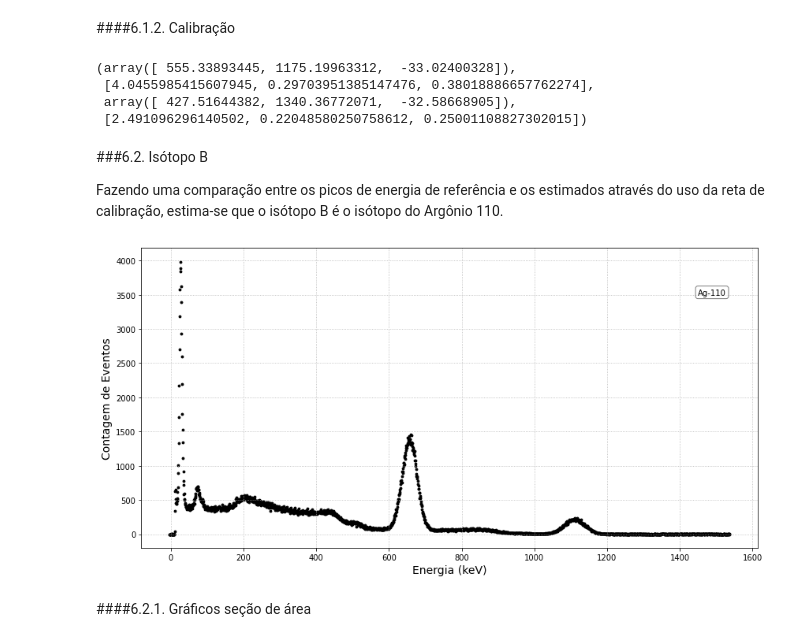
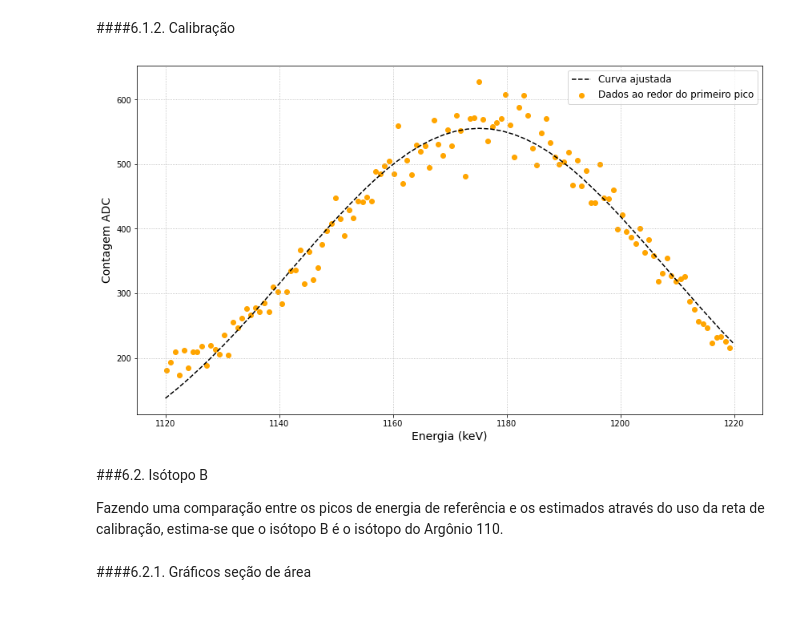
Before and after one commit to goulartsursula/DisciplinasUERJ, a Jupyter notebook: Estrutura da Materia 3/EspectroscopiaGama.ipynb, the cells around one changed output. Saved outputs shown, nothing was run; the diff lists cells and outputs as text; code cells hidden in the pictures; blank space fills up the shorter version.

```diff
--- a/Estrutura da Materia 3/EspectroscopiaGama.ipynb
+++ b/Estrutura da Materia 3/EspectroscopiaGama.ipynb
@@ -314,10 +303,10 @@ plt.grid(linestyle='dotted')
 def Gauss1Ba133(x, A, mean, sigma): #Gaussiana para o segundo pico
     return A * np.exp(-0.5 * np.square((x - mean) / sigma))
 
-sigma = np.sqrt(ydata1Ba133)
+sigma = np.sqrt(data1Ba133_peak['Counts'])
 p0 = (1000, 122, 25) #Condições iniciais: valor máximo de y, estimativa da média, xmax - xmin
 
-popt1Ba133, pcov1Ba133 = curve_fit(Gauss1Ba133, xdata1Ba133, ydata1Ba133, sigma=sigma, p0=p0)
+popt1Ba133, pcov1Ba133 = curve_fit(Gauss1Ba133, data1Ba133_peak['Chan'], data1Ba133_peak['Counts'], sigma=sigma, p0=p0)
 
 error1Ba133 = [np.sqrt(pcov1Ba133[i, i]) for i in np.arange(3)]
 # %%
@@ -344,10 +333,10 @@ plt.grid(linestyle='dotted')
 def Gauss2Ba133(x, A, mean, sigma): #Gaussiana para o segundo pico
     return A * np.exp(-0.5 * np.square((x - mean) / sigma))
 
-sigma = np.sqrt(ydata2Ba133)
+sigma = np.sqrt(data2Ba133_peak['Chan'])
 p0 = (1000, 508, 70) #Condições iniciais: valor máximo de y, estimativa da média, xmax - xmin
 
-popt2Ba133, pcov2Ba133 = curve_fit(Gauss2Ba133, xdata2Ba133, ydata2Ba133, sigma=sigma, p0=p0)
+popt2Ba133, pcov2Ba133 = curve_fit(Gauss2Ba133, data2Ba133_peak['Chan'], data2Ba133_peak['Counts'], sigma=sigma, p0=p0)
 
 error2Ba133 = [np.sqrt(pcov2Ba133[i, i]) for i in np.arange(3)]
 # %%
@@ -466,23 +457,25 @@ plt.grid(linestyle='dotted')
 ####6.1.2. Calibração
 # %%
 #Primeiro pico
-def GaussA1(x, A, mean, sigma): #Gaussiana para o primeiro pico
+def Gauss1A(x, A, mean, sigma): #Gaussiana para o primeiro pico
     return A * np.exp(-0.5 * np.square((x - mean) / sigma))
 
 sigma = np.sqrt(dataA_peak_1['Energy'])
 p0 = (1000, 1170, 100) #Condições iniciais: valor máximo de y, estimativa da média, xmax - xmin
 
-popt1A, pcov1A = curve_fit(GaussA1, dataA_peak_1['Energy'], dataA_peak_1['Counts'], sigma=sigma, p0=p0) #print A, mean, sigma
+popt1A, pcov1A = curve_fit(Gauss1A, dataA_peak_1['Energy'], dataA_peak_1['Counts'], sigma=sigma, p0=p0) #print A, mean, sigma
 
 error1A = [np.sqrt(pcov1A[i, i]) for i in np.arange(3)]
 
-#Segundo pico
-def GaussA2(x, A, mean, sigma): #Gaussiana para o primeiro pico
-    return A * np.exp(-0.5 * np.square((x - mean) / sigma))
+fig = plt.subplots(figsize=(14,8))
 
-sigma = np.sqrt(dataA_peak_2['Energy'])
-p0 = (1000, 1335, 120) #Condições iniciais: valor máximo de y, estimativa da média, xmax - xmin
-
-popt2A, pcov2A = curve_fit(GaussA2, dataA_peak_2['Energy'], dataA_peak_2['Counts'], sigma=sigma, p0=p0) #print A, mean, sigma
-
-error2A = [np.sqrt(pcov2A[i, i]) for i in np.arange(3)]
+x1_A = np.linspace(1120, 1220)
+plt.plot(x1_A, Gauss1A(x1_A, *popt1A), linestyle='--', c='black', label='Curva ajustada')
+plt.scatter(dataA_peak_1['Energy'], dataA_peak_1['Counts'], c='orange', label='Dados ao redor do primeiro pico')
+plt.xlabel('Energia (keV)', fontsize='14')
+plt.ylabel('Contagem ADC', fontsize='14')
+plt.legend(fontsize='12')
+plt.savefig('Peak1Fit_A.png', transparent = True)
+plt.grid(linestyle='dotted')
+# %% [output]
+[figure, added]
@@ -489,10 +503,5 @@ error2A = [np.sqrt(pcov2A[i, i]) for i in np.arange(3)]
 # %%
 popt1A, error1A, popt2A, error2A
-# %% [output]
-(array([ 555.33893445, 1175.19963312,  -33.02400328]),
- [4.0455985415607945, 0.29703951385147476, 0.38018886657762274],
- array([ 427.51644382, 1340.36772071,  -32.58668905]),
- [2.491096296140502, 0.22048580250758612, 0.25001108827302015])
 # %% [markdown]
 ###6.2. Isótopo B
 
@@ -505,10 +514,8 @@ fig, ax = plt.subplots(figsize=(14,7))
 plt.scatter(dataB['Energy'], dataB['Counts'], s=8, color='black')
 plt.ylabel('Contagem de Eventos', fontsize='14')
 plt.xlabel('Energia (keV)', fontsize='14')
-ax.text(1450, 3500, 'Ag-110', bbox=dict(boxstyle='round', facecolor='white', alpha=0.5))
+ax.text(1450, 3600, 'Ag-110', bbox=dict(boxstyle='round', facecolor='white', alpha=0.5))
 plt.grid(linestyle='dotted')
-# %% [output]
-[figure, removed]
 # %% [markdown]
 ####6.2.1. Gráficos seção de área
 # %%
```
Also changed, not shown: parts of 19 cells of this notebook.
